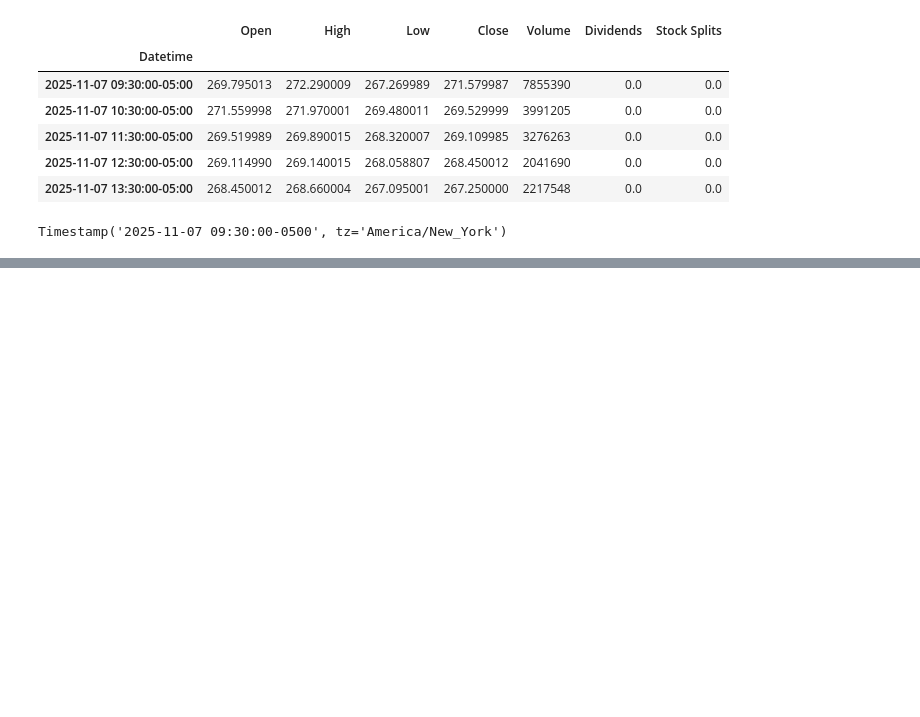
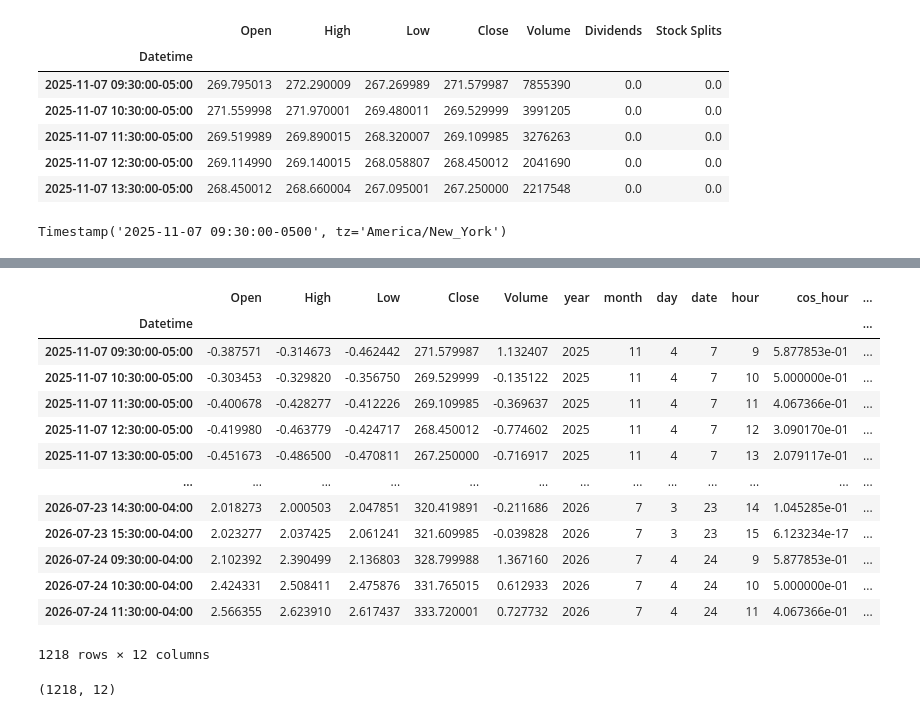
Before and after one commit to lewinskie254/stock-market-prediction, a Jupyter notebook: predict_stock_prices_NeuralNets.ipynb, the cells around one changed output, grey strips where cells are left out. Saved outputs shown, nothing was run; the diff lists cells and outputs as text; code cells hidden in the pictures; blank space fills up the shorter version.

```diff
--- a/predict_stock_prices_NeuralNets.ipynb
+++ b/predict_stock_prices_NeuralNets.ipynb
@@ -125,0 +179,21 @@ data["time_idx"] -= data["time_idx"].min()
+# %%
+train
+# %% [output]
+|  | Open | High | Low | Close | Volume | year | month | day | date | hour | cos_hour | ... |
+| Datetime |  |  |  |  |  |  |  |  |  |  |  | ... |
+| 2025-11-07 09:30:00-05:00 | -0.387571 | -0.314673 | -0.462442 | 271.579987 | 1.132407 | 2025 | 11 | 4 | 7 | 9 | 5.877853e-01 | ... |
+| 2025-11-07 10:30:00-05:00 | -0.303453 | -0.329820 | -0.356750 | 269.529999 | -0.135122 | 2025 | 11 | 4 | 7 | 10 | 5.000000e-01 | ... |
+| 2025-11-07 11:30:00-05:00 | -0.400678 | -0.428277 | -0.412226 | 269.109985 | -0.369637 | 2025 | 11 | 4 | 7 | 11 | 4.067366e-01 | ... |
+| 2025-11-07 12:30:00-05:00 | -0.419980 | -0.463779 | -0.424717 | 268.450012 | -0.774602 | 2025 | 11 | 4 | 7 | 12 | 3.090170e-01 | ... |
+| 2025-11-07 13:30:00-05:00 | -0.451673 | -0.486500 | -0.470811 | 267.250000 | -0.716917 | 2025 | 11 | 4 | 7 | 13 | 2.079117e-01 | ... |
+| ... | ... | ... | ... | ... | ... | ... | ... | ... | ... | ... | ... | ... |
+| 2026-07-23 14:30:00-04:00 | 2.018273 | 2.000503 | 2.047851 | 320.419891 | -0.211686 | 2026 | 7 | 3 | 23 | 14 | 1.045285e-01 | ... |
+| 2026-07-23 15:30:00-04:00 | 2.023277 | 2.037425 | 2.061241 | 321.609985 | -0.039828 | 2026 | 7 | 3 | 23 | 15 | 6.123234e-17 | ... |
+| 2026-07-24 09:30:00-04:00 | 2.102392 | 2.390499 | 2.136803 | 328.799988 | 1.367160 | 2026 | 7 | 4 | 24 | 9 | 5.877853e-01 | ... |
+| 2026-07-24 10:30:00-04:00 | 2.424331 | 2.508411 | 2.475876 | 331.765015 | 0.612933 | 2026 | 7 | 4 | 24 | 10 | 5.000000e-01 | ... |
+| 2026-07-24 11:30:00-04:00 | 2.566355 | 2.623910 | 2.617437 | 333.720001 | 0.727732 | 2026 | 7 | 4 | 24 | 11 | 4.067366e-01 | ... |
+1218 rows × 12 columns
+# %%
+train.shape
+# %% [output]
+(1218, 12)
```
Also changed, not shown: parts of 16 cells of this notebook.
